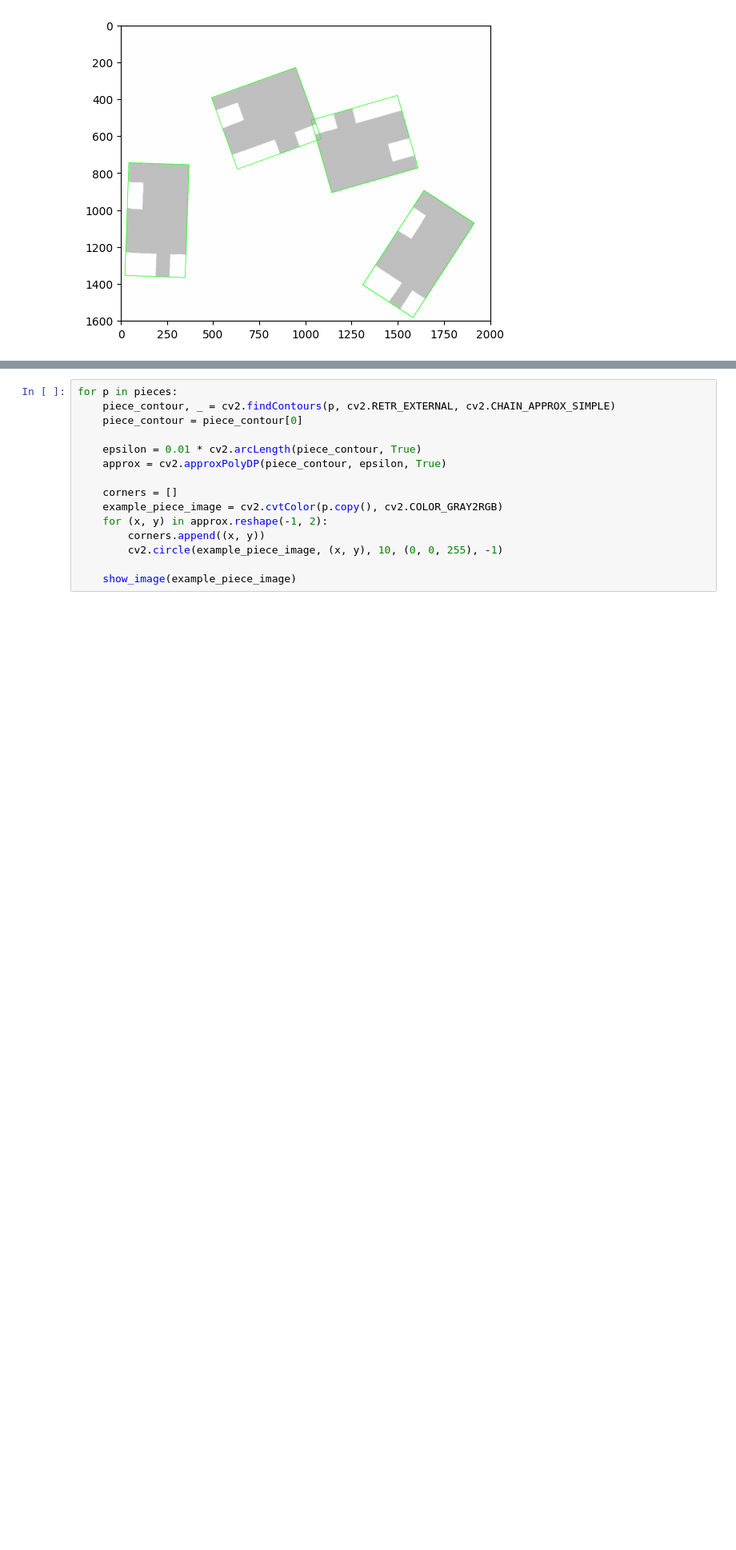
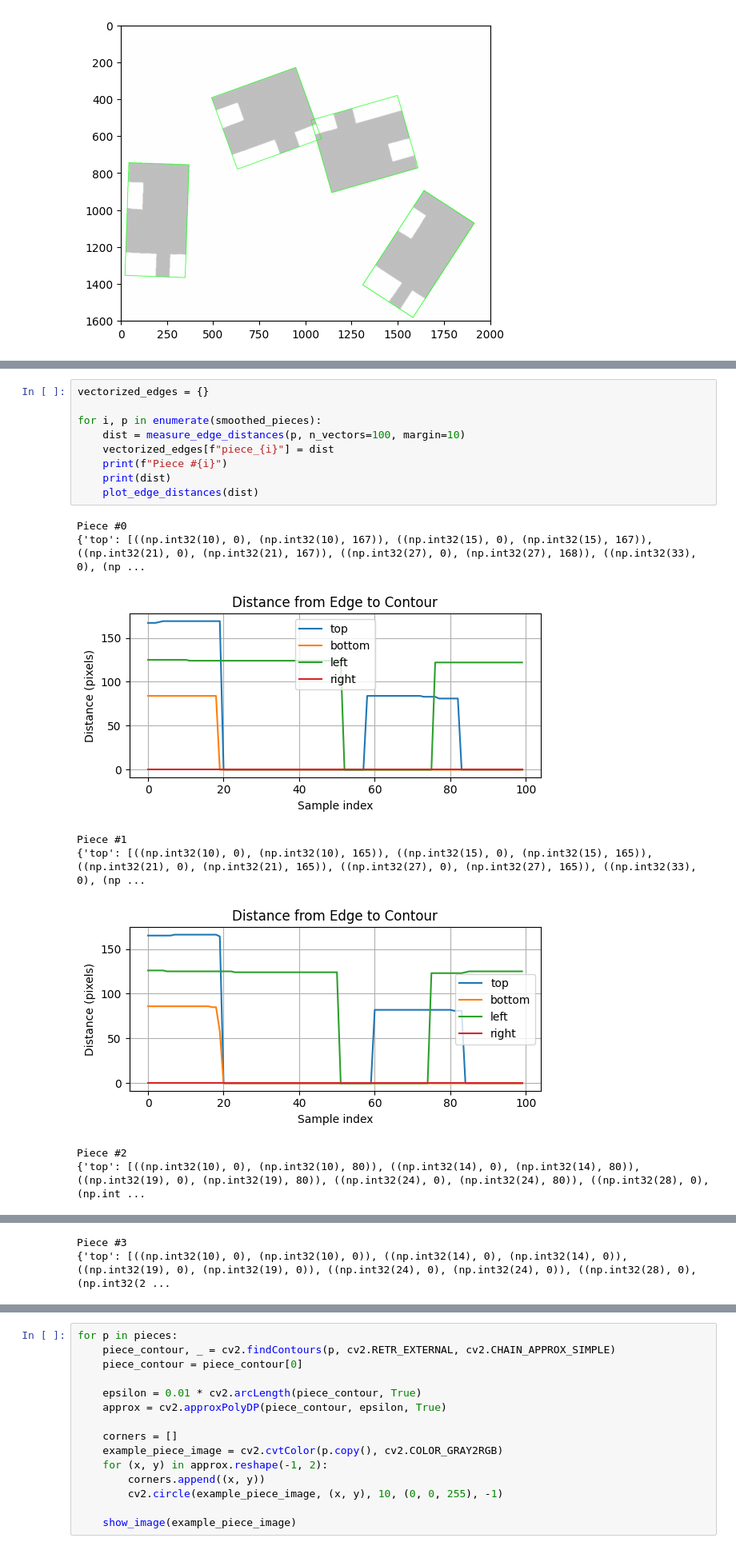
Before and after one commit to Mcapozzolo/PuzzleSimulator, a Jupyter notebook: image_processing/poc_opencv_01.ipynb, the cells around one changed output, grey strips where cells are left out. Shown at 80% size. Cells and saved outputs as stored; diff of their text form; blank space fills up the shorter version.

```diff
--- a/image_processing/poc_opencv_01.ipynb
+++ b/image_processing/poc_opencv_01.ipynb
@@ -91,0 +242,18 @@ for p in pieces:
+# %%
+vectorized_edges = {}
+
+for i, p in enumerate(smoothed_pieces):
+    dist = measure_edge_distances(p, n_vectors=100, margin=10)
+    vectorized_edges[f"piece_{i}"] = dist
+    print(f"Piece #{i}")
+    print(dist)
+    plot_edge_distances(dist)
+# %% [output]
+Piece #0
+{'top': [((np.int32(10), 0), (np.int32(10), 167)), ((np.int32(15), 0), (np.int32(15), 167)), ((np.int32(21), 0), (np.int32(21), 167)), ((np.int32(27), 0), (np.int32(27), 168)), ((np.int32(33), 0), (np ...
+[figure, added]
+Piece #1
+{'top': [((np.int32(10), 0), (np.int32(10), 165)), ((np.int32(15), 0), (np.int32(15), 165)), ((np.int32(21), 0), (np.int32(21), 165)), ((np.int32(27), 0), (np.int32(27), 165)), ((np.int32(33), 0), (np ...
+[figure, added]
+Piece #2
+{'top': [((np.int32(10), 0), (np.int32(10), 80)), ((np.int32(14), 0), (np.int32(14), 80)), ((np.int32(19), 0), (np.int32(19), 80)), ((np.int32(24), 0), (np.int32(24), 80)), ((np.int32(28), 0), (np.int ...
@@ -91,0 +261,2 @@ for p in pieces:
+Piece #3
+{'top': [((np.int32(10), 0), (np.int32(10), 0)), ((np.int32(14), 0), (np.int32(14), 0)), ((np.int32(19), 0), (np.int32(19), 0)), ((np.int32(24), 0), (np.int32(24), 0)), ((np.int32(28), 0), (np.int32(2 ...
```
Also changed, not shown: parts of 17 cells of this notebook, 2 other files.
